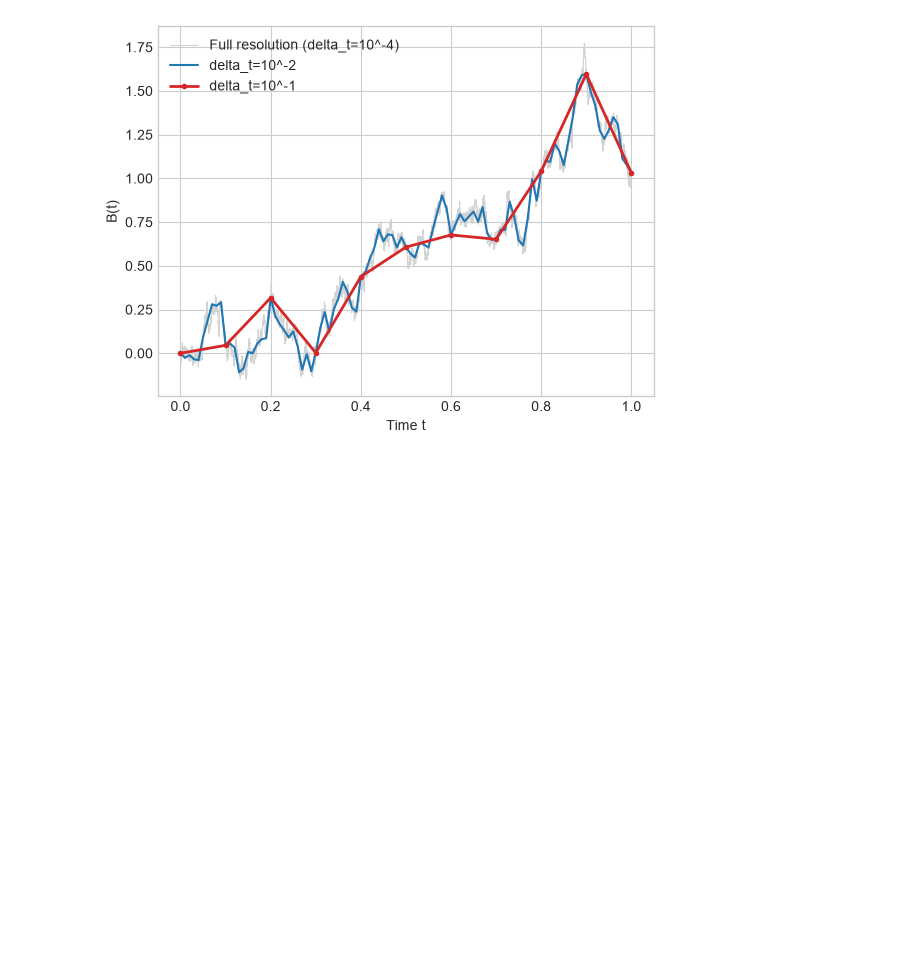
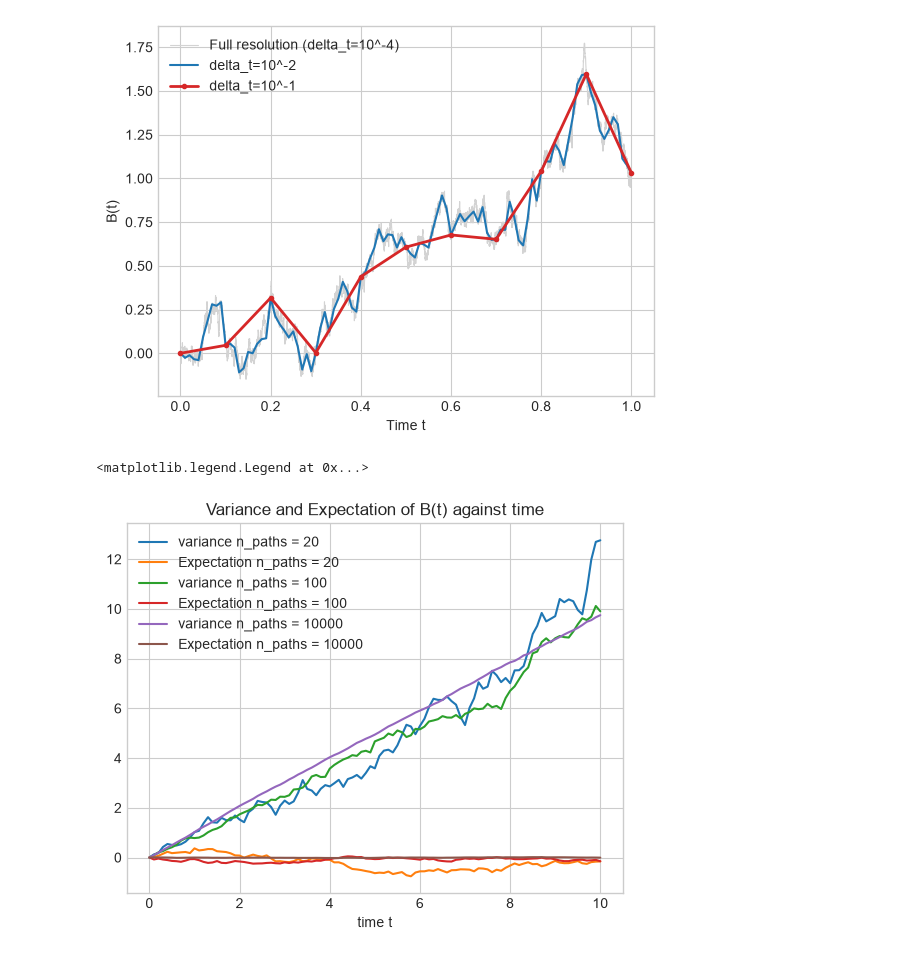
Before and after one commit to HA-Ward/Exploration-of-Stochastic-Processes-with-Computational-Implementation, a Jupyter notebook: notebooks/Brownian motion.ipynb, the cells around one changed output. Cells and saved outputs as stored; diff of their text form; code cells hidden in the pictures; blank space fills up the shorter version.

```diff
--- a/notebooks/Brownian motion.ipynb
+++ b/notebooks/Brownian motion.ipynb
@@ -23,3 +26,22 @@ plt.legend()
 # %% [output]
 <matplotlib.legend.Legend at 0x...>
 [figure]
+# %%
+n_paths = [20,100,10000]
+for i in n_paths:
+    B, t = simulate_brownian_paths(i, 100, 10)
+
+#for i in range(0, len(B)):
+#    plt.plot(t, B[i,:])
+    var_B = np.var(B, axis=0)
+    exp_B = np.mean(B, axis=0)
+
+    plt.plot(t, var_B, label=f"variance n_paths = {i}")
+    plt.plot(t, exp_B, label=f"Expectation n_paths = {i}")
+
+plt.xlabel("time t")
+plt.title("Variance and Expectation of B(t) against time")
+plt.legend()
+# %% [output]
+<matplotlib.legend.Legend at 0x...>
+[figure, added]
```
Also changed, not shown: parts of 4 cells of this notebook, 1 other file.
